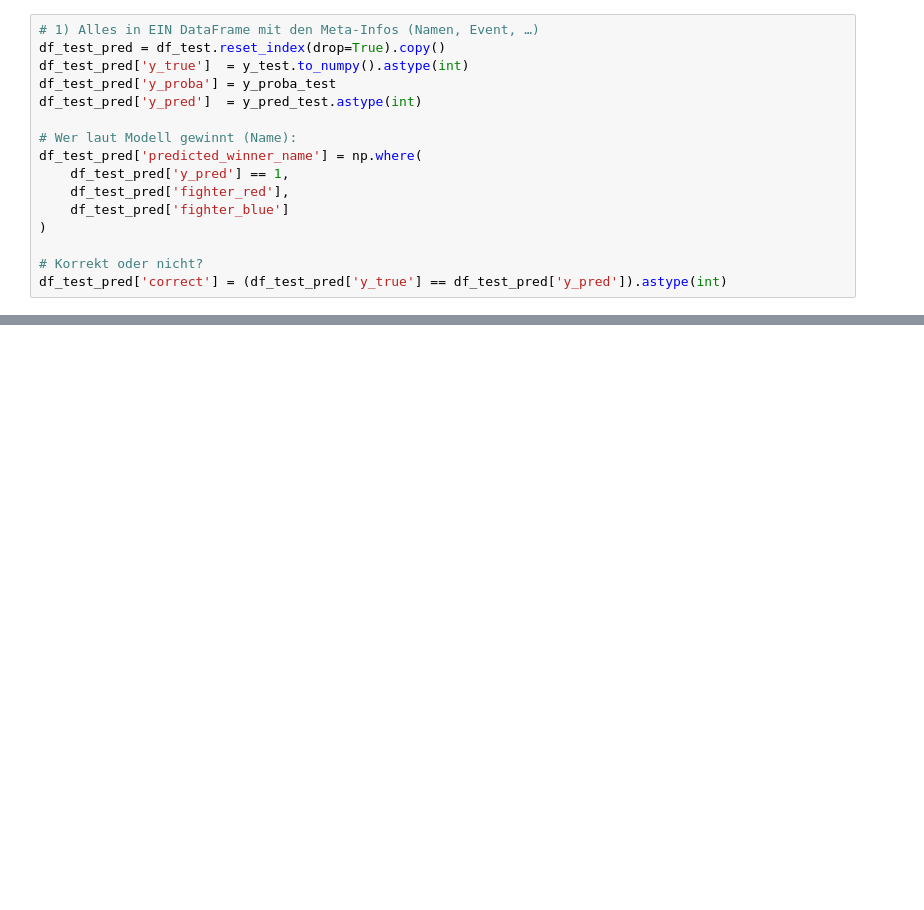
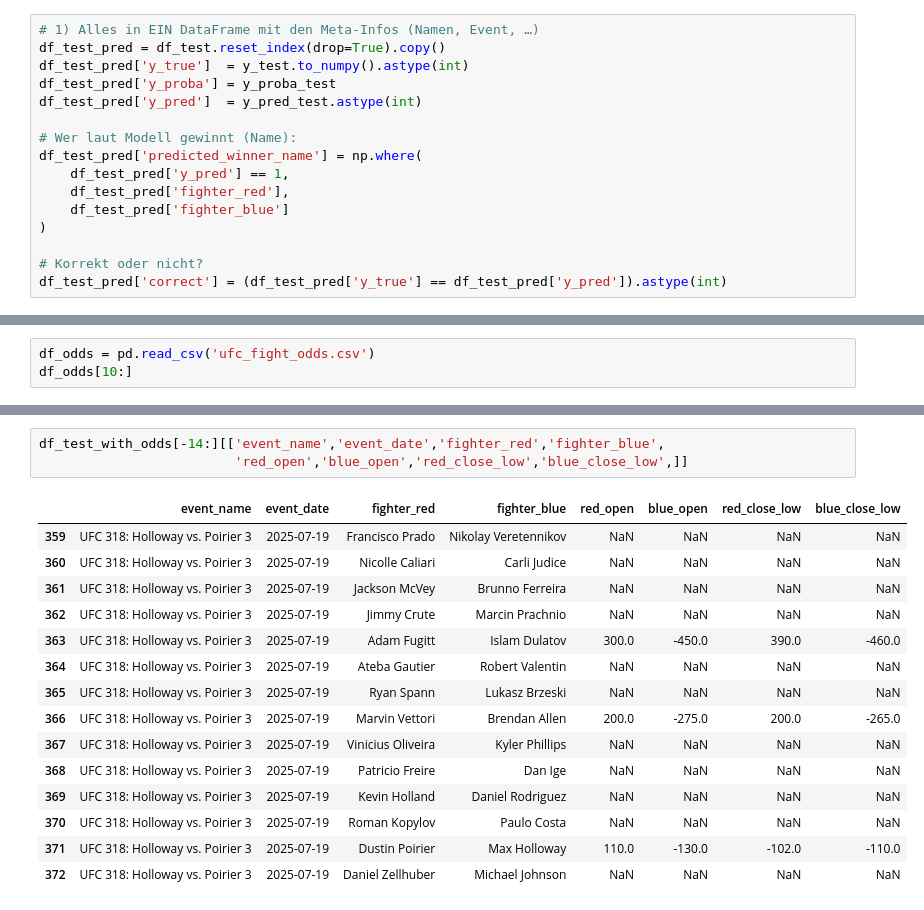
Before and after one commit to P-AEL/Better, a Jupyter notebook: Create_dataset.ipynb, the cells around one changed output, grey strips where cells are left out. Cells and saved outputs as stored; diff of their text form; blank space fills up the shorter version.

```diff
--- a/Create_dataset.ipynb
+++ b/Create_dataset.ipynb
@@ -727,0 +740,3 @@ df_test_pred["event_name","fighter_red","fighter_blue","y_true","y_proba","y_pre
+# %%
+df_odds = pd.read_csv('ufc_fight_odds.csv')
+df_odds[10:]
@@ -727,0 +951,19 @@ df_test_pred["event_name","fighter_red","fighter_blue","y_true","y_proba","y_pre
+# %%
+df_test_with_odds[-14:][['event_name','event_date','fighter_red','fighter_blue',
+                         'red_open','blue_open','red_close_low','blue_close_low',]]
+# %% [output]
+|  | event_name | event_date | fighter_red | fighter_blue | red_open | blue_open | red_close_low | blue_close_low |
+| 359 | UFC 318: Holloway vs. Poirier 3 | 2025-07-19 | Francisco Prado | Nikolay Veretennikov | NaN | NaN | NaN | NaN |
+| 360 | UFC 318: Holloway vs. Poirier 3 | 2025-07-19 | Nicolle Caliari | Carli Judice | NaN | NaN | NaN | NaN |
+| 361 | UFC 318: Holloway vs. Poirier 3 | 2025-07-19 | Jackson McVey | Brunno Ferreira | NaN | NaN | NaN | NaN |
+| 362 | UFC 318: Holloway vs. Poirier 3 | 2025-07-19 | Jimmy Crute | Marcin Prachnio | NaN | NaN | NaN | NaN |
+| 363 | UFC 318: Holloway vs. Poirier 3 | 2025-07-19 | Adam Fugitt | Islam Dulatov | 300.0 | -450.0 | 390.0 | -460.0 |
+| 364 | UFC 318: Holloway vs. Poirier 3 | 2025-07-19 | Ateba Gautier | Robert Valentin | NaN | NaN | NaN | NaN |
+| 365 | UFC 318: Holloway vs. Poirier 3 | 2025-07-19 | Ryan Spann | Lukasz Brzeski | NaN | NaN | NaN | NaN |
+| 366 | UFC 318: Holloway vs. Poirier 3 | 2025-07-19 | Marvin Vettori | Brendan Allen | 200.0 | -275.0 | 200.0 | -265.0 |
+| 367 | UFC 318: Holloway vs. Poirier 3 | 2025-07-19 | Vinicius Oliveira | Kyler Phillips | NaN | NaN | NaN | NaN |
+| 368 | UFC 318: Holloway vs. Poirier 3 | 2025-07-19 | Patricio Freire | Dan Ige | NaN | NaN | NaN | NaN |
+| 369 | UFC 318: Holloway vs. Poirier 3 | 2025-07-19 | Kevin Holland | Daniel Rodriguez | NaN | NaN | NaN | NaN |
+| 370 | UFC 318: Holloway vs. Poirier 3 | 2025-07-19 | Roman Kopylov | Paulo Costa | NaN | NaN | NaN | NaN |
+| 371 | UFC 318: Holloway vs. Poirier 3 | 2025-07-19 | Dustin Poirier | Max Holloway | 110.0 | -130.0 | -102.0 | -110.0 |
+| 372 | UFC 318: Holloway vs. Poirier 3 | 2025-07-19 | Daniel Zellhuber | Michael Johnson | NaN | NaN | NaN | NaN |
```
Also changed, not shown: parts of 9 cells of this notebook, 15 other files.
